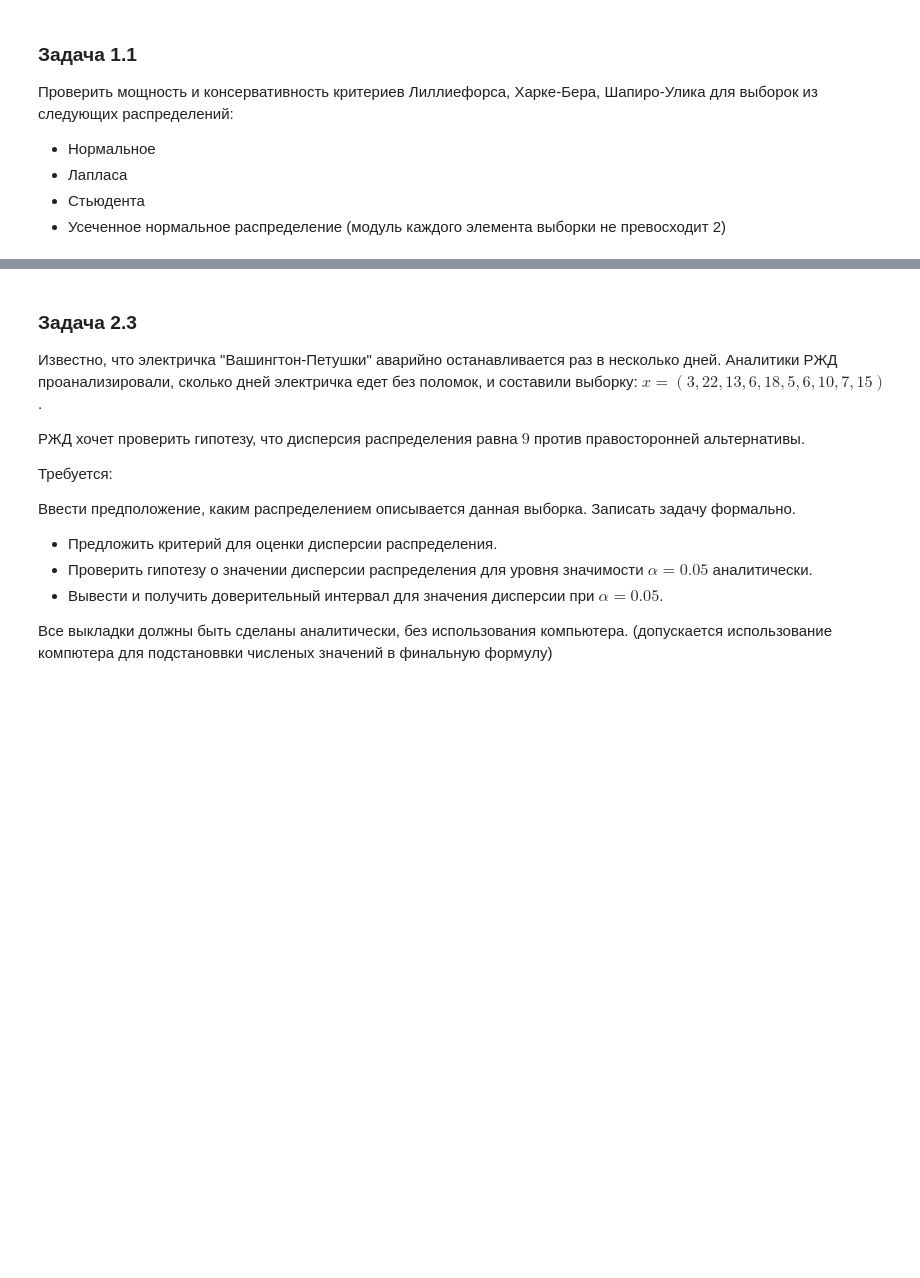
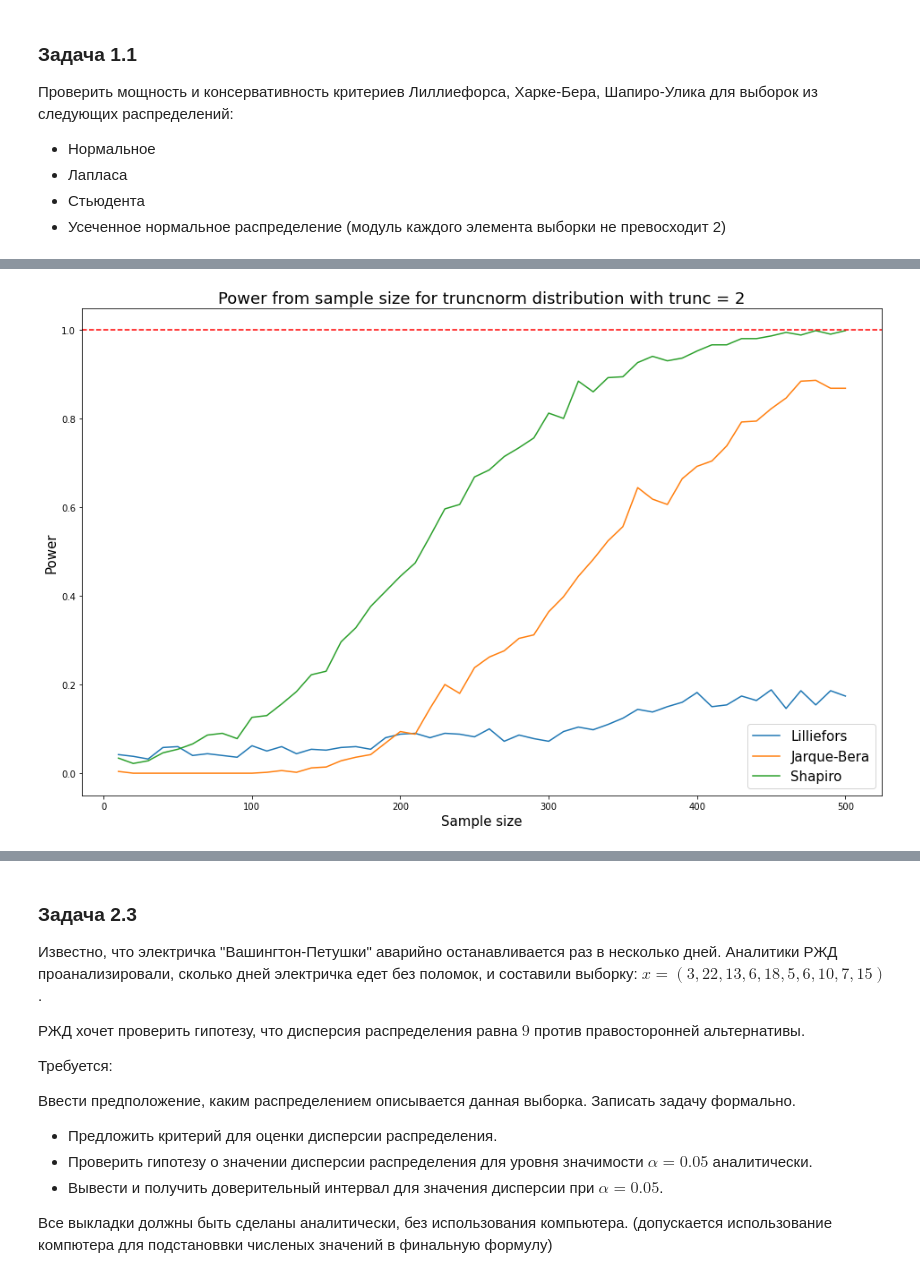
Before and after one commit to Alexuserx/Stats, a Jupyter notebook: Lab1/Stats_lab1.ipynb, the cells around one changed output, grey strips where cells are left out. Saved outputs shown, nothing was run; the diff lists cells and outputs as text; code cells hidden in the pictures; blank space fills up the shorter version.

```diff
--- a/Lab1/Stats_lab1.ipynb
+++ b/Lab1/Stats_lab1.ipynb
@@ -114,3 +114,7 @@ plot_power('student', iters=300, MAX_SAMP=500, df=10)
+# %%
+plot_power('truncnorm', iters=500, MAX_SAMP=500, trunc=2)
+# %% [output]
+[figure, added]
 # %%
 plot_power('truncnorm', iters=500, MAX_SAMP=3500, step=50, trunc=2)
 # %% [output]
```
Also changed, not shown: parts of 10 cells of this notebook.
